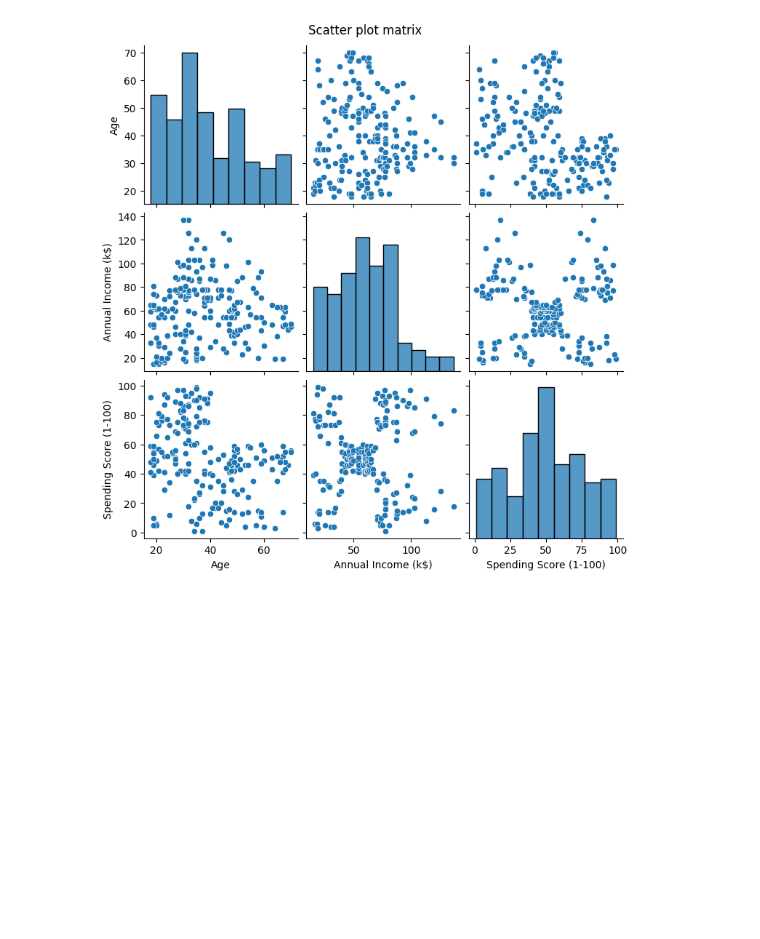
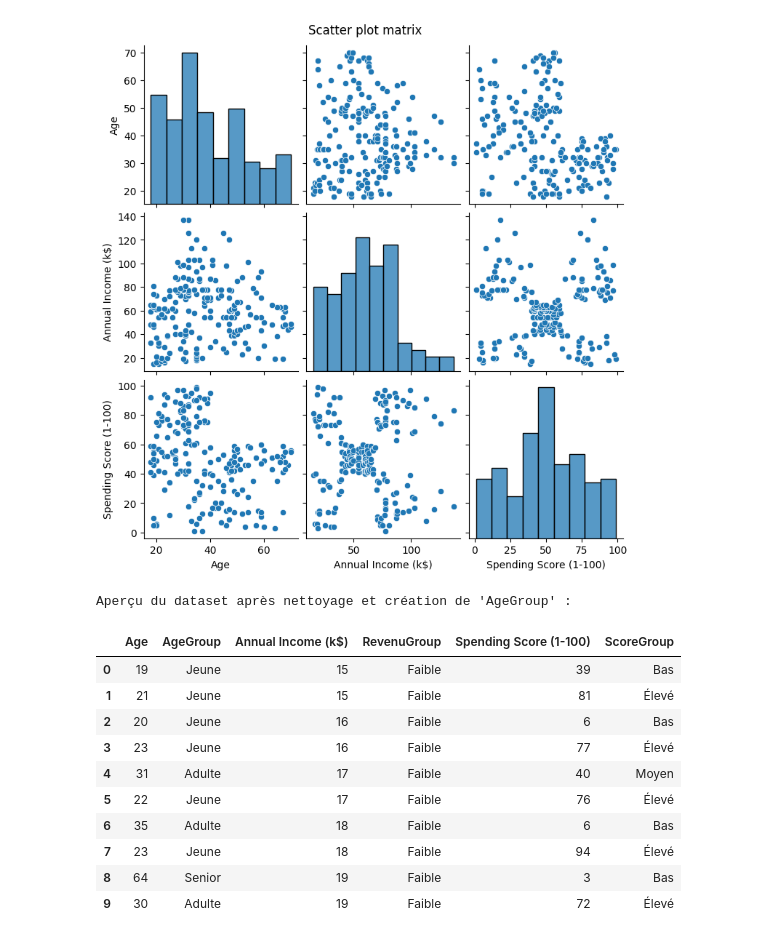
Before and after one commit to MathieuFan22/TP-ML-Mirada, a Jupyter notebook: Clustering.ipynb, the cells around one changed output. Cells and saved outputs as stored; diff of their text form; code cells hidden in the pictures; blank space fills up the shorter version.

Commit message:
feature engineering et sélection

```diff
--- a/Clustering.ipynb
+++ b/Clustering.ipynb
@@ -71,3 +71,59 @@ plt.suptitle('Scatter plot matrix', y=1.02)
 plt.show()
 # %% [output]
 [figure]
+# %%
+# feature engineering et sélection
+
+# efface les variables non informatives
+df = df.drop(columns=['CustomerID'])
+df = df.drop(columns=['Gender'])
+
+# Catégorise le groupe d'âge
+def age_category(age):
+    if age < 25:
+        return 'Jeune'
+    elif age < 50:
+        return 'Adulte'
+    else:
+        return 'Senior'
+
+df['AgeGroup'] = df['Age'].apply(age_category)
+
+# Catégorise le revenu annuel
+def revenu_group(income):
+    if income < 40:
+        return 'Faible'
+    elif income <= 70:
+        return 'Moyen'
+    else:
+        return 'Élevé'
+
+df['RevenuGroup'] = df['Annual Income (k$)'].apply(revenu_group)
+
+# Catégorise le score de dépense
+def score_group(score):
+    if score < 40:
+        return 'Bas'
+    elif score <= 70:
+        return 'Moyen'
+    else:
+        return 'Élevé'
+
+df['ScoreGroup'] = df['Spending Score (1-100)'].apply(score_group)
+
+# affichage du dataset
+print("Aperçu du dataset après nettoyage et création de 'AgeGroup' :")
+df[['Age', 'AgeGroup', 'Annual Income (k$)', 'RevenuGroup', 'Spending Score (1-100)', 'ScoreGroup']].head(10)
+# %% [output]
+Aperçu du dataset après nettoyage et création de 'AgeGroup' :
+|  | Age | AgeGroup | Annual Income (k$) | RevenuGroup | Spending Score (1-100) | ScoreGroup |
+| 0 | 19 | Jeune | 15 | Faible | 39 | Bas |
+| 1 | 21 | Jeune | 15 | Faible | 81 | Élevé |
+| 2 | 20 | Jeune | 16 | Faible | 6 | Bas |
+| 3 | 23 | Jeune | 16 | Faible | 77 | Élevé |
+| 4 | 31 | Adulte | 17 | Faible | 40 | Moyen |
+| 5 | 22 | Jeune | 17 | Faible | 76 | Élevé |
+| 6 | 35 | Adulte | 18 | Faible | 6 | Bas |
+| 7 | 23 | Jeune | 18 | Faible | 94 | Élevé |
+| 8 | 64 | Senior | 19 | Faible | 3 | Bas |
+| 9 | 30 | Adulte | 19 | Faible | 72 | Élevé |
```
